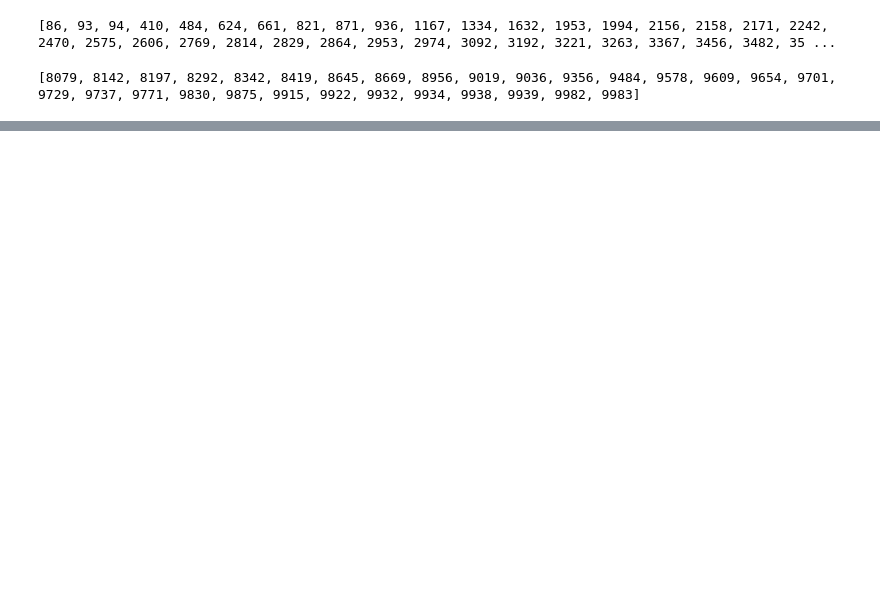
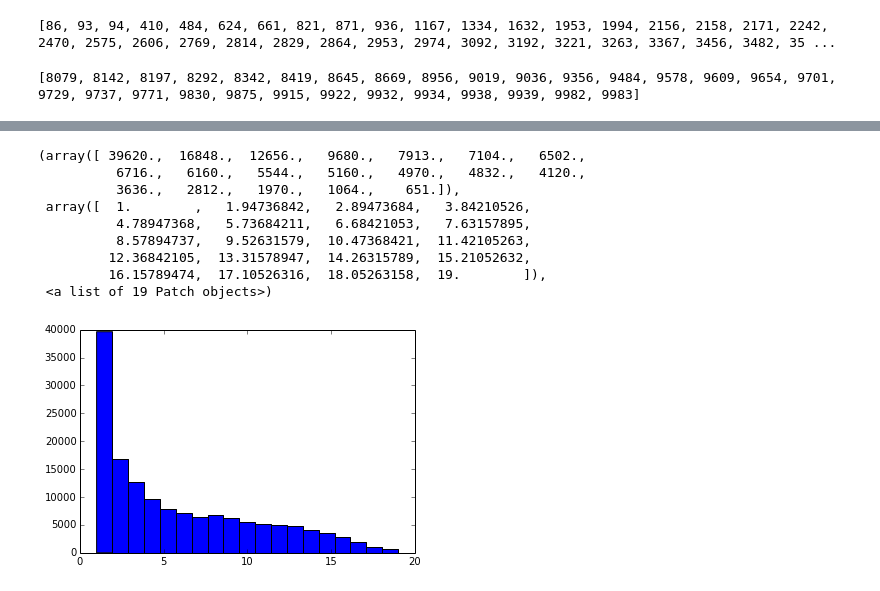
Before and after one commit to dssg/wikienergy, a Jupyter notebook: proto/pylearn2/test_disagg.ipynb, the cells around one changed output, grey strips where cells are left out. Saved outputs shown, nothing was run; the diff lists cells and outputs as text; code cells hidden in the pictures; blank space fills up the shorter version.

```diff
--- a/proto/pylearn2/test_disagg.ipynb
+++ b/proto/pylearn2/test_disagg.ipynb
@@ -79,0 +123,16 @@ for instance in instances:
+# %%
+with open('../../data/pylearn2/ac_percentage_subset_test.pkl', 'r') as f:
+    test_dataset = pickle.load(f)
+# %%
+plt.hist(np.argmax(test_dataset.y,axis=1),bins=19)
+# %% [output]
+(array([ 39620.,  16848.,  12656.,   9680.,   7913.,   7104.,   6502.,
+          6716.,   6160.,   5544.,   5160.,   4970.,   4832.,   4120.,
+          3636.,   2812.,   1970.,   1064.,    651.]),
+ array([  1.        ,   1.94736842,   2.89473684,   3.84210526,
+          4.78947368,   5.73684211,   6.68421053,   7.63157895,
+          8.57894737,   9.52631579,  10.47368421,  11.42105263,
+         12.36842105,  13.31578947,  14.26315789,  15.21052632,
+         16.15789474,  17.10526316,  18.05263158,  19.        ]),
+ <a list of 19 Patch objects>)
+[figure, added]
```
Also changed, not shown: parts of 7 cells of this notebook.
